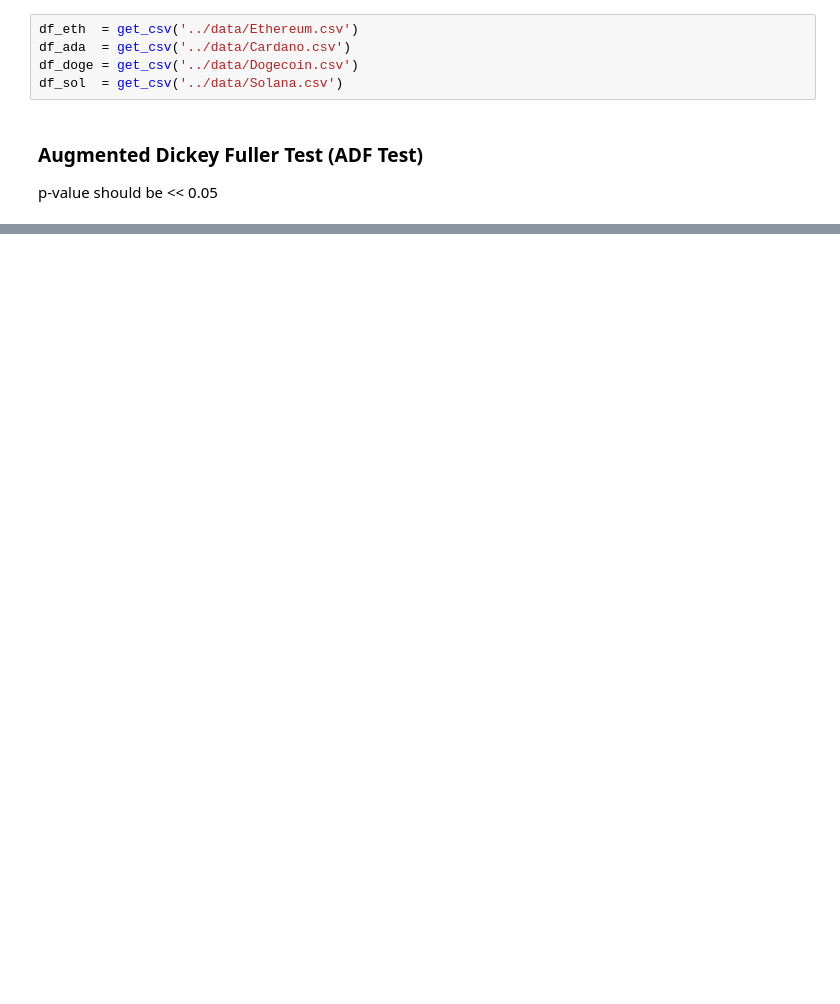
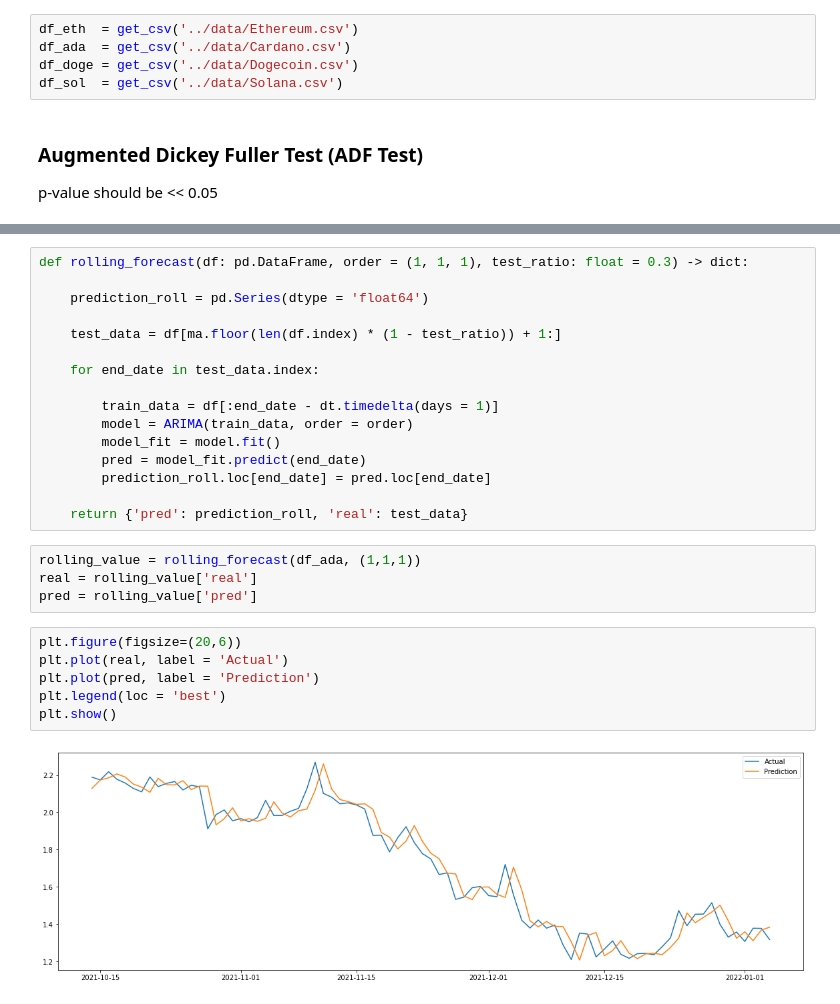
Before and after one commit to nabebako/Crypto-Price-Prediction-Model, a Jupyter notebook: notebooks/arima.ipynb, the cells around one changed output, grey strips where cells are left out. Saved outputs shown, nothing was run; the diff lists cells and outputs as text; blank space fills up the shorter version.

Commit message:
implimented rolling forecast

```diff
--- a/notebooks/arima.ipynb
+++ b/notebooks/arima.ipynb
@@ -87,0 +93,28 @@ d: int
+# %%
+def rolling_forecast(df: pd.DataFrame, order = (1, 1, 1), test_ratio: float = 0.3) -> dict:
+
+    prediction_roll = pd.Series(dtype = 'float64')
+
+    test_data = df[ma.floor(len(df.index) * (1 - test_ratio)) + 1:]
+
+    for end_date in test_data.index:
+
+        train_data = df[:end_date - dt.timedelta(days = 1)]
+        model = ARIMA(train_data, order = order)
+        model_fit = model.fit()
+        pred = model_fit.predict(end_date)
+        prediction_roll.loc[end_date] = pred.loc[end_date]
+
+    return {'pred': prediction_roll, 'real': test_data}
+# %%
+rolling_value = rolling_forecast(df_ada, (1,1,1))
+real = rolling_value['real']
+pred = rolling_value['pred']
+# %%
+plt.figure(figsize=(20,6))
+plt.plot(real, label = 'Actual')
+plt.plot(pred, label = 'Prediction')
+plt.legend(loc = 'best')
+plt.show()
+# %% [output]
+[figure, added]
```
Also changed, not shown: parts of 7 cells of this notebook.
